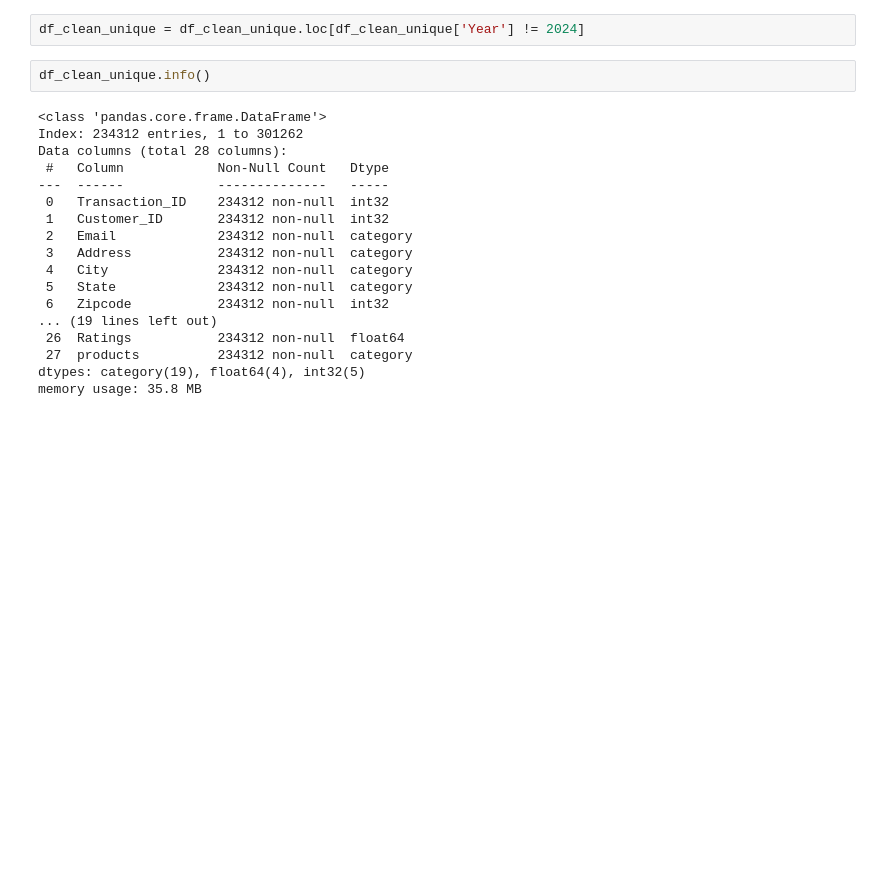
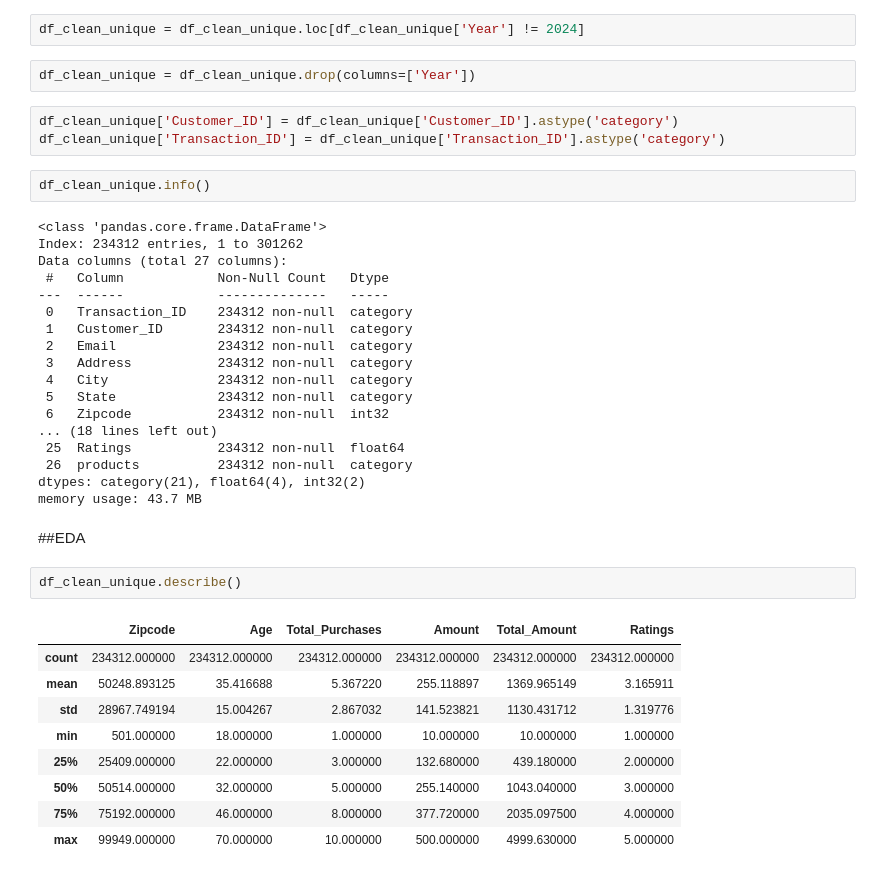
Before and after one commit to marianaolazabal/marianaolazabal-Clasificacion_Compradores_Retails, a Jupyter notebook: src/retails.ipynb, the cells around one changed output. Cells and saved outputs as stored; diff of their text form; blank space fills up the shorter version.

Commit message:
describe de las variables numericas

```diff
--- a/src/retails.ipynb
+++ b/src/retails.ipynb
@@ -212,23 +213,42 @@ Name: count, dtype: int64
 Hay pocos datos para el 2024, por lo que me voy a centrar en el 2023
 # %%
 df_clean_unique = df_clean_unique.loc[df_clean_unique['Year'] != 2024]
+# %%
+df_clean_unique = df_clean_unique.drop(columns=['Year'])
+# %%
+df_clean_unique['Customer_ID'] = df_clean_unique['Customer_ID'].astype('category')
+df_clean_unique['Transaction_ID'] = df_clean_unique['Transaction_ID'].astype('category')
 # %%
 df_clean_unique.info()
 # %% [output]
 <class 'pandas.core.frame.DataFrame'>
 Index: 234312 entries, 1 to 301262
-Data columns (total 28 columns):
+Data columns (total 27 columns):
  #   Column            Non-Null Count   Dtype
 ---  ------            --------------   -----
- 0   Transaction_ID    234312 non-null  int32
- 1   Customer_ID       234312 non-null  int32
+ 0   Transaction_ID    234312 non-null  category
+ 1   Customer_ID       234312 non-null  category
  2   Email             234312 non-null  category
  3   Address           234312 non-null  category
  4   City              234312 non-null  category
  5   State             234312 non-null  category
  6   Zipcode           234312 non-null  int32
-... (19 lines left out)
- 26  Ratings           234312 non-null  float64
- 27  products          234312 non-null  category
-dtypes: category(19), float64(4), int32(5)
-memory usage: 35.8 MB
+... (18 lines left out)
+ 25  Ratings           234312 non-null  float64
+ 26  products          234312 non-null  category
+dtypes: category(21), float64(4), int32(2)
+memory usage: 43.7 MB
+# %% [markdown]
+##EDA
+# %%
+df_clean_unique.describe()
+# %% [output]
+|  | Zipcode | Age | Total_Purchases | Amount | Total_Amount | Ratings |
+| count | 234312.000000 | 234312.000000 | 234312.000000 | 234312.000000 | 234312.000000 | 234312.000000 |
+| mean | 50248.893125 | 35.416688 | 5.367220 | 255.118897 | 1369.965149 | 3.165911 |
+| std | 28967.749194 | 15.004267 | 2.867032 | 141.523821 | 1130.431712 | 1.319776 |
+| min | 501.000000 | 18.000000 | 1.000000 | 10.000000 | 10.000000 | 1.000000 |
+| 25% | 25409.000000 | 22.000000 | 3.000000 | 132.680000 | 439.180000 | 2.000000 |
+| 50% | 50514.000000 | 32.000000 | 5.000000 | 255.140000 | 1043.040000 | 3.000000 |
+| 75% | 75192.000000 | 46.000000 | 8.000000 | 377.720000 | 2035.097500 | 4.000000 |
+| max | 99949.000000 | 70.000000 | 10.000000 | 500.000000 | 4999.630000 | 5.000000 |
```
Also changed, not shown: parts of 3 cells of this notebook.
